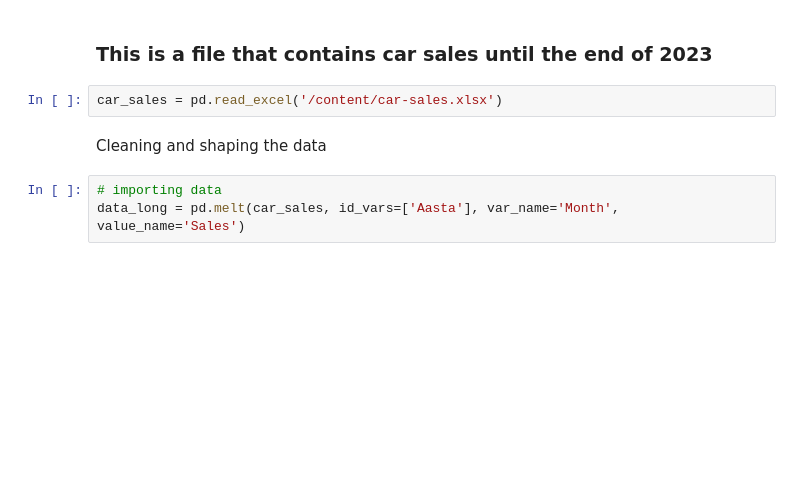
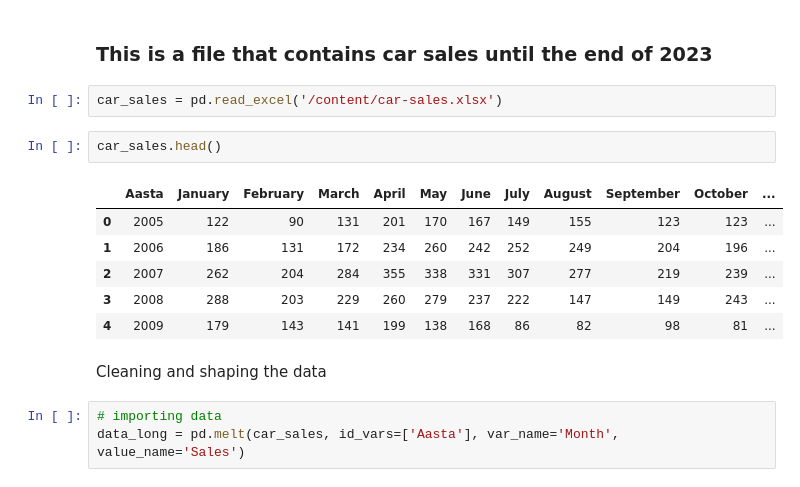
Before and after one commit to talisainen/ICM0031-dasta-analysis, a Jupyter notebook: andmeanalyys_projekt.ipynb, the cells around one changed output. Saved outputs shown, nothing was run; the diff lists cells and outputs as text; blank space fills up the shorter version.

```diff
--- a/andmeanalyys_projekt.ipynb
+++ b/andmeanalyys_projekt.ipynb
@@ -238,6 +238,15 @@ White is still by far the prevalent color in Estonia, my hypothesis was wrong.
 ### This is a file that contains car sales until the end of 2023
 # %%
 car_sales = pd.read_excel('/content/car-sales.xlsx')
+# %%
+car_sales.head()
+# %% [output]
+|  | Aasta | January | February | March | April | May | June | July | August | September | October | ... |
+| 0 | 2005 | 122 | 90 | 131 | 201 | 170 | 167 | 149 | 155 | 123 | 123 | ... |
+| 1 | 2006 | 186 | 131 | 172 | 234 | 260 | 242 | 252 | 249 | 204 | 196 | ... |
+| 2 | 2007 | 262 | 204 | 284 | 355 | 338 | 331 | 307 | 277 | 219 | 239 | ... |
+| 3 | 2008 | 288 | 203 | 229 | 260 | 279 | 237 | 222 | 147 | 149 | 243 | ... |
+| 4 | 2009 | 179 | 143 | 141 | 199 | 138 | 168 | 86 | 82 | 98 | 81 | ... |
 # %% [markdown]
 Cleaning and shaping the data
 # %%
```
Also changed, not shown: parts of 8 cells of this notebook.
